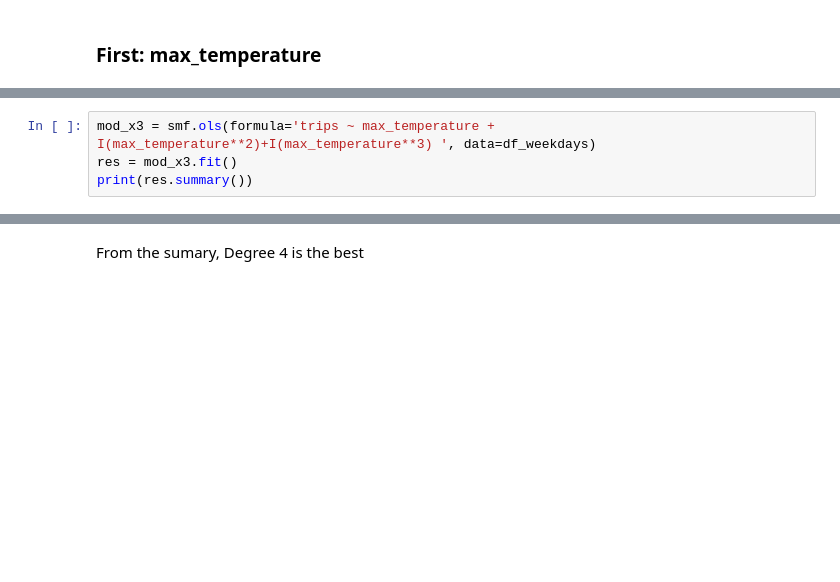
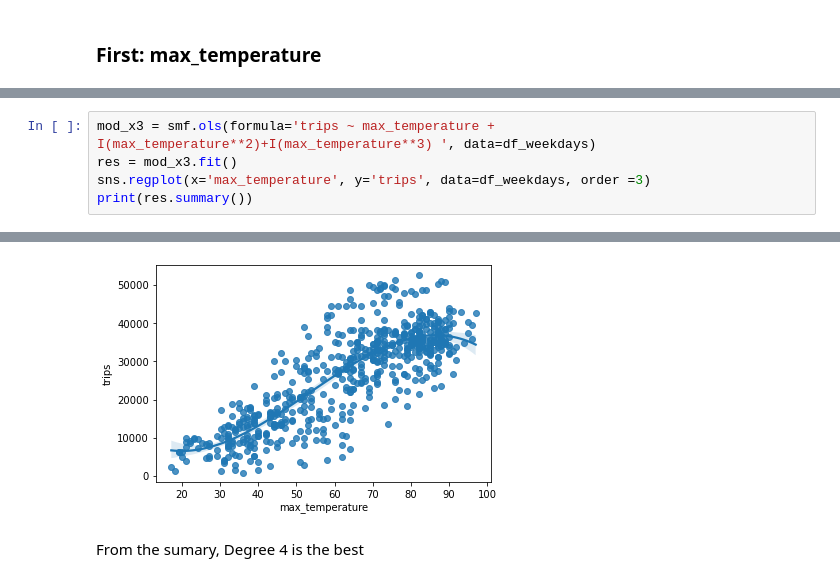
Before and after one commit to JiahuiZhu666/CS506_hw5, a Jupyter notebook: homework5.ipynb, the cells around one changed output, grey strips where cells are left out. Drawn from its saved outputs; the diff is of its cells as text; blank space fills up the shorter version.

```diff
--- a/homework5.ipynb
+++ b/homework5.ipynb
@@ -575,6 +579,7 @@ strong multicollinearity or other numerical problems.
 # %%
 mod_x3 = smf.ols(formula='trips ~ max_temperature + I(max_temperature**2)+I(max_temperature**3) ', data=df_weekdays)
 res = mod_x3.fit()
+sns.regplot(x='max_temperature', y='trips', data=df_weekdays, order =3)
 print(res.summary())
 # %% [output]
                             OLS Regression Results
@@ -587,13 +592,14 @@ Time:                        16:11:27   Log-Likelihood:                -6236.4
 No. Observations:                 608   AIC:                         1.248e+04
 Df Residuals:                     604   BIC:                         1.250e+04
 Df Model:                           3
 Covariance Type:            nonrobust
 ===========================================================================================
 ... (13 lines left out)
 Notes:
 [1] Standard Errors assume that the covariance matrix of the errors is correctly specified.
 [2] The condition number is large, 9.21e+06. This might indicate that there are
 strong multicollinearity or other numerical problems.
+[figure, added]
 # %% [markdown]
 From the sumary, Degree 4 is the best
 # %% [markdown]
```
Also changed, not shown: parts of 12 cells of this notebook.
